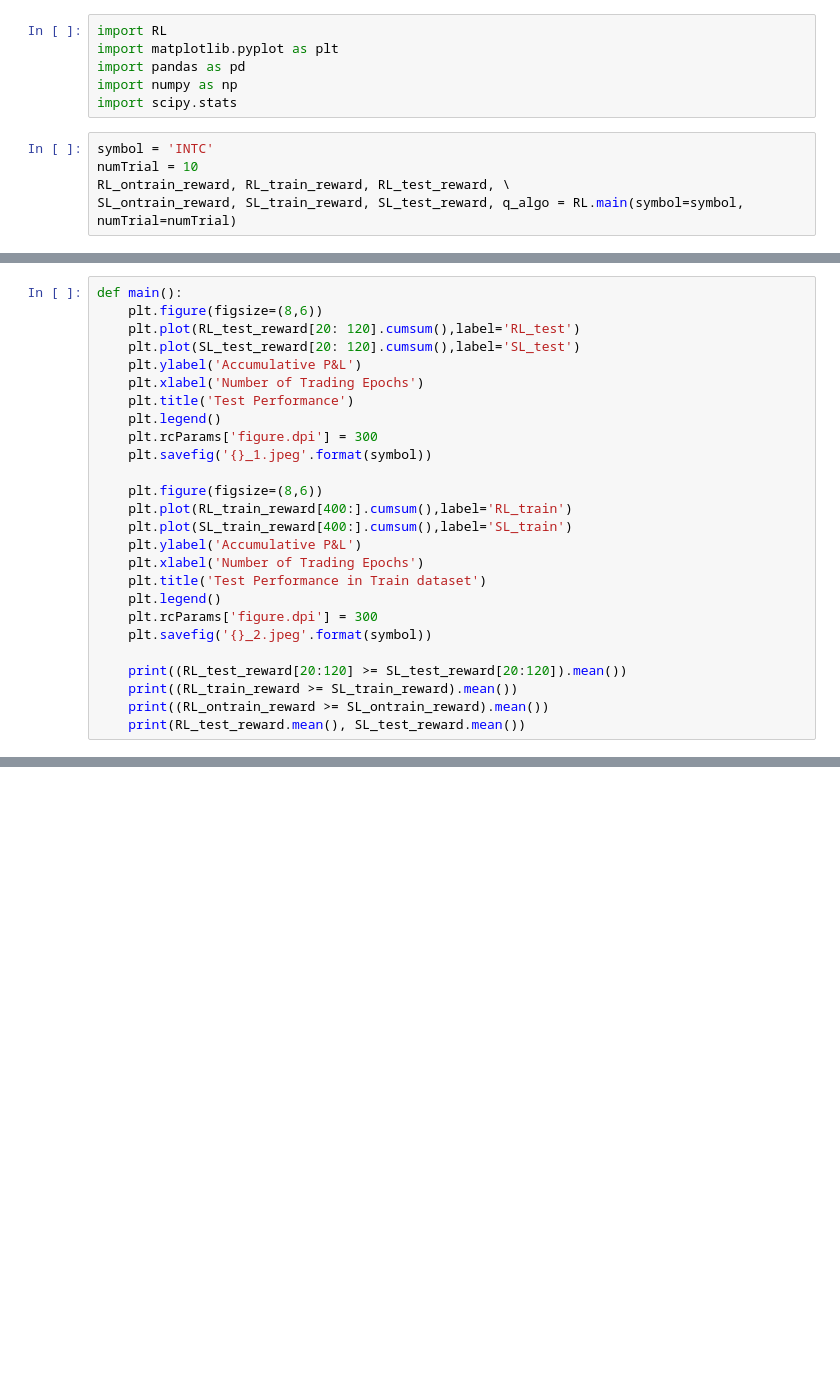
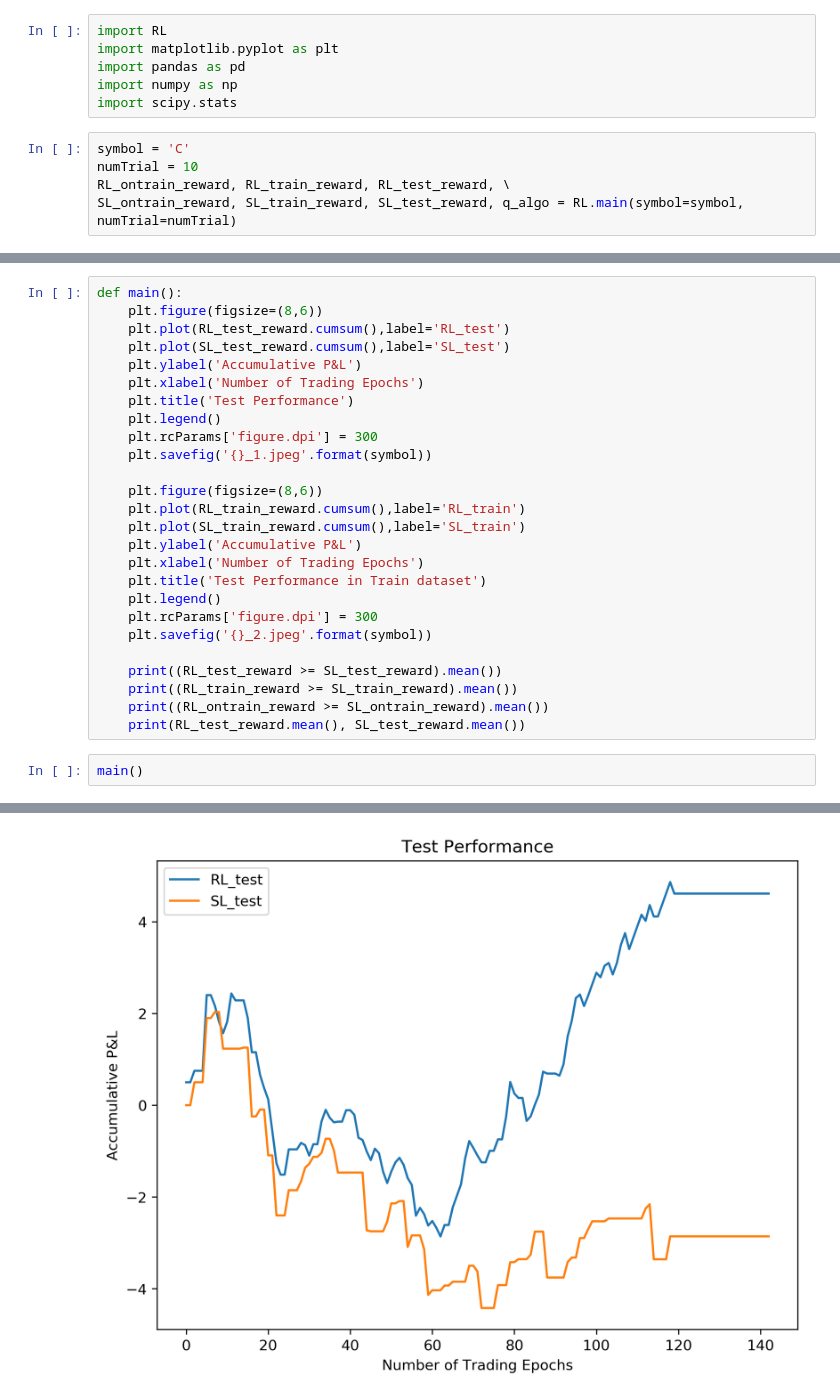
Before and after one commit to PatrickDeng0/AlgoTrading, a Jupyter notebook: stats.ipynb, the cells around one changed output, grey strips where cells are left out. Saved outputs shown, nothing was run; the diff lists cells and outputs as text; blank space fills up the shorter version.

```diff
--- a/stats.ipynb
+++ b/stats.ipynb
@@ -5,7 +5,7 @@ import pandas as pd
 import numpy as np
 import scipy.stats
 # %%
-symbol = 'INTC'
+symbol = 'C'
 numTrial = 10
 RL_ontrain_reward, RL_train_reward, RL_test_reward, \
 SL_ontrain_reward, SL_train_reward, SL_test_reward, q_algo = RL.main(symbol=symbol, numTrial=numTrial)
@@ -33,8 +32,8 @@ KeyboardInterrupt:
 # %%
 def main():
     plt.figure(figsize=(8,6))
-    plt.plot(RL_test_reward[20: 120].cumsum(),label='RL_test')
-    plt.plot(SL_test_reward[20: 120].cumsum(),label='SL_test')
+    plt.plot(RL_test_reward.cumsum(),label='RL_test')
+    plt.plot(SL_test_reward.cumsum(),label='SL_test')
     plt.ylabel('Accumulative P&L')
     plt.xlabel('Number of Trading Epochs')
     plt.title('Test Performance')
@@ -43,8 +42,8 @@ def main():
     plt.savefig('{}_1.jpeg'.format(symbol))
 
     plt.figure(figsize=(8,6))
-    plt.plot(RL_train_reward[400:].cumsum(),label='RL_train')
-    plt.plot(SL_train_reward[400:].cumsum(),label='SL_train')
+    plt.plot(RL_train_reward.cumsum(),label='RL_train')
+    plt.plot(SL_train_reward.cumsum(),label='SL_train')
     plt.ylabel('Accumulative P&L')
     plt.xlabel('Number of Trading Epochs')
     plt.title('Test Performance in Train dataset')
@@ -52,7 +51,10 @@ def main():
     plt.rcParams['figure.dpi'] = 300
     plt.savefig('{}_2.jpeg'.format(symbol))
 
-    print((RL_test_reward[20:120] >= SL_test_reward[20:120]).mean())
+    print((RL_test_reward >= SL_test_reward).mean())
     print((RL_train_reward >= SL_train_reward).mean())
     print((RL_ontrain_reward >= SL_ontrain_reward).mean())
     print(RL_test_reward.mean(), SL_test_reward.mean())
+# %%
+main()
+# %% [output]
@@ -58,0 +65 @@ def main():
+[figure, added]
```
Also changed, not shown: parts of 2 cells of this notebook, 1 other file.
